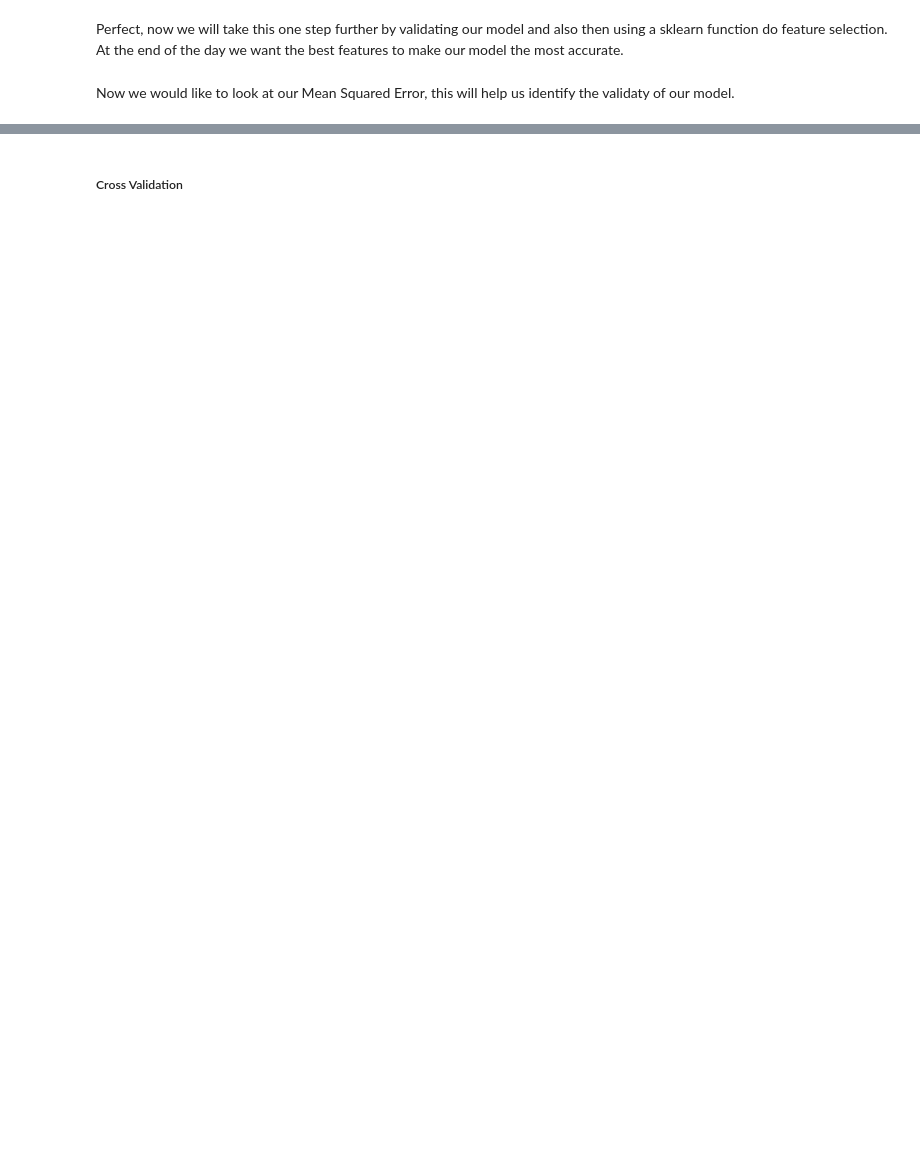
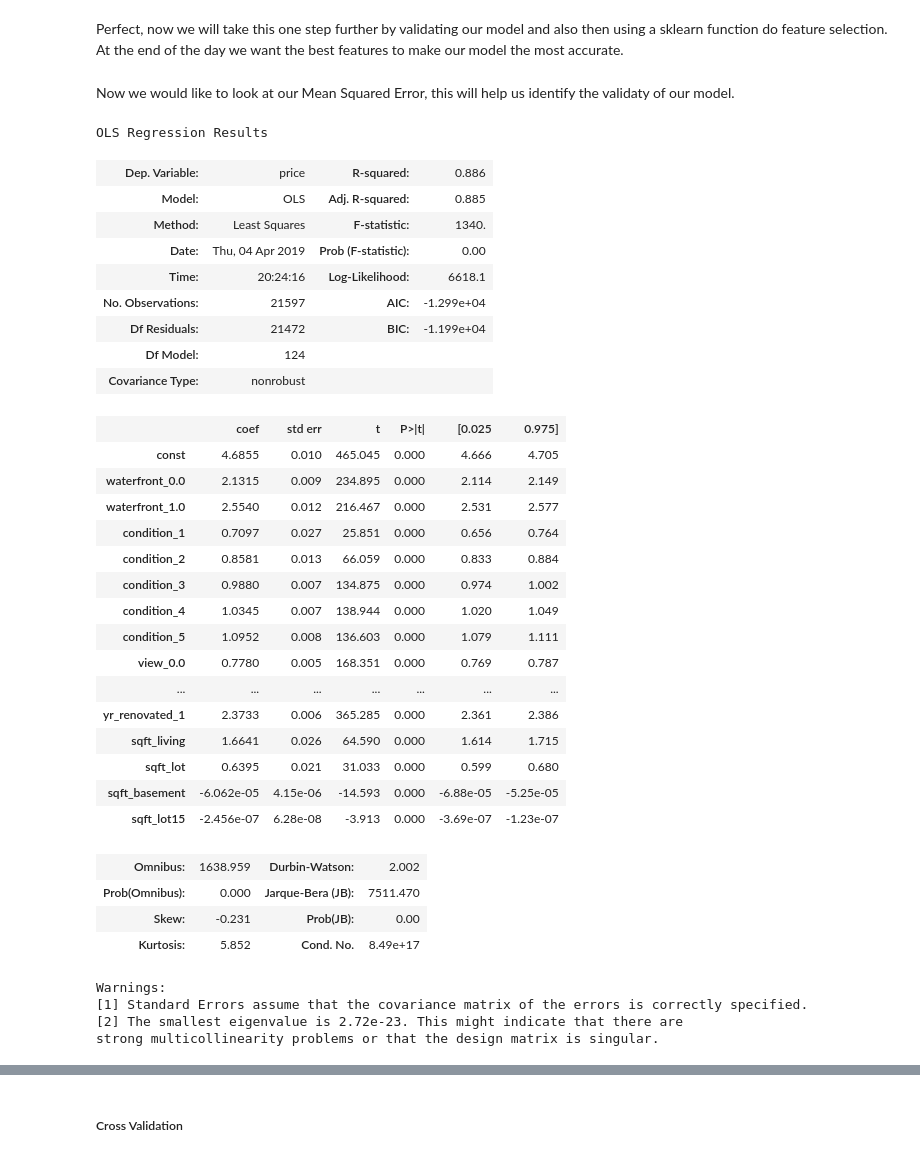
Before and after one commit to gabertooth/dsc-1-final-project-online-ds-pt-021119, a Jupyter notebook: student.ipynb, the cells around one changed output, grey strips where cells are left out. Cells and saved outputs as stored; diff of their text form; code cells hidden in the pictures; blank space fills up the shorter version.

```diff
--- a/student.ipynb
+++ b/student.ipynb
@@ -818,6 +839,48 @@ strong multicollinearity problems or that the design matrix is singular.
 Perfect, now we will take this one step further by validating our model and also then using a sklearn function do feature selection. At the end of the day we want the best features to make our model the most accurate.
 # %% [markdown]
 Now we would like to look at our Mean Squared Error, this will help us identify the validaty of our model.
+# %%
+df_final_pvalue_2= df_final_pvalue.drop(['bathrooms_6.5','bathrooms_2.0','bathrooms_1.5','bathrooms_1.0','bathrooms_0.75','bedrooms_33','bedrooms_11','bedrooms_9','bedrooms_8','bedrooms_7','bedrooms_6'],axis=1)
+X=df_final_pvalue_2.drop('date',axis=1)
+# %%
+X_int = sm.add_constant(X)
+model = sm.OLS(y,X_int).fit()
+model.summary()
+# %% [output]
+OLS Regression Results
+| Dep. Variable: | price | R-squared: | 0.886 |
+| Model: | OLS | Adj. R-squared: | 0.885 |
+| Method: | Least Squares | F-statistic: | 1340. |
+| Date: | Thu, 04 Apr 2019 | Prob (F-statistic): | 0.00 |
+| Time: | 20:24:16 | Log-Likelihood: | 6618.1 |
+| No. Observations: | 21597 | AIC: | -1.299e+04 |
+| Df Residuals: | 21472 | BIC: | -1.199e+04 |
+| Df Model: | 124 |  |  |
+| Covariance Type: | nonrobust |  |  |
+|  | coef | std err | t | P>|t| | [0.025 | 0.975] |
+| const | 4.6855 | 0.010 | 465.045 | 0.000 | 4.666 | 4.705 |
+| waterfront_0.0 | 2.1315 | 0.009 | 234.895 | 0.000 | 2.114 | 2.149 |
+| waterfront_1.0 | 2.5540 | 0.012 | 216.467 | 0.000 | 2.531 | 2.577 |
+| condition_1 | 0.7097 | 0.027 | 25.851 | 0.000 | 0.656 | 0.764 |
+| condition_2 | 0.8581 | 0.013 | 66.059 | 0.000 | 0.833 | 0.884 |
+| condition_3 | 0.9880 | 0.007 | 134.875 | 0.000 | 0.974 | 1.002 |
+| condition_4 | 1.0345 | 0.007 | 138.944 | 0.000 | 1.020 | 1.049 |
+| condition_5 | 1.0952 | 0.008 | 136.603 | 0.000 | 1.079 | 1.111 |
+| view_0.0 | 0.7780 | 0.005 | 168.351 | 0.000 | 0.769 | 0.787 |
+| ... | ... | ... | ... | ... | ... | ... |
+| yr_renovated_1 | 2.3733 | 0.006 | 365.285 | 0.000 | 2.361 | 2.386 |
+| sqft_living | 1.6641 | 0.026 | 64.590 | 0.000 | 1.614 | 1.715 |
+| sqft_lot | 0.6395 | 0.021 | 31.033 | 0.000 | 0.599 | 0.680 |
+| sqft_basement | -6.062e-05 | 4.15e-06 | -14.593 | 0.000 | -6.88e-05 | -5.25e-05 |
+| sqft_lot15 | -2.456e-07 | 6.28e-08 | -3.913 | 0.000 | -3.69e-07 | -1.23e-07 |
+| Omnibus: | 1638.959 | Durbin-Watson: | 2.002 |
+| Prob(Omnibus): | 0.000 | Jarque-Bera (JB): | 7511.470 |
+| Skew: | -0.231 | Prob(JB): | 0.00 |
+| Kurtosis: | 5.852 | Cond. No. | 8.49e+17 |
+Warnings:
+[1] Standard Errors assume that the covariance matrix of the errors is correctly specified.
+[2] The smallest eigenvalue is 2.72e-23. This might indicate that there are
+strong multicollinearity problems or that the design matrix is singular.
 # %%
 linreg = LinearRegression()
 linreg.fit(X_train, y_train)
```
Also changed, not shown: parts of 16 cells of this notebook.
